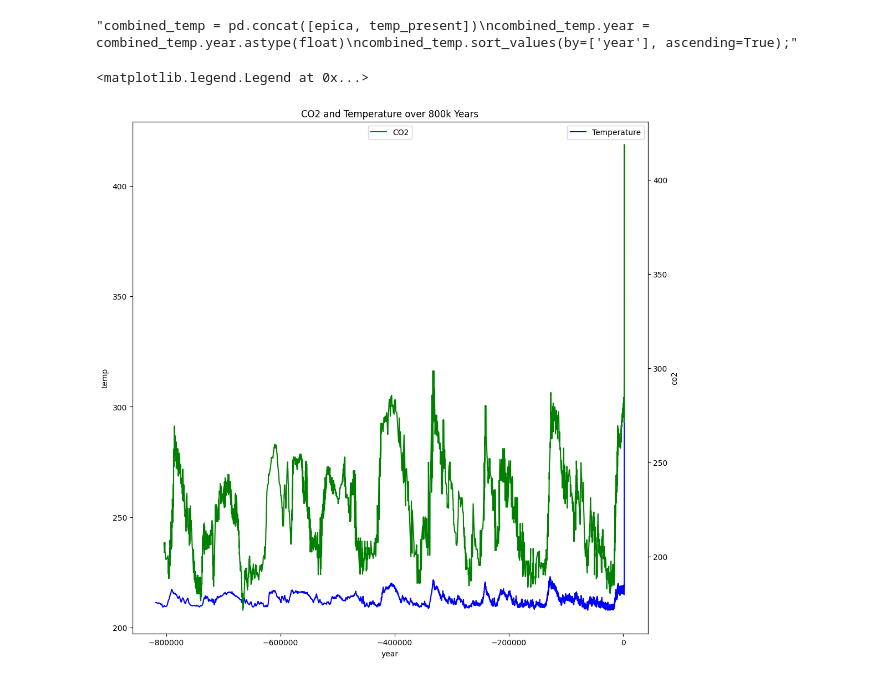
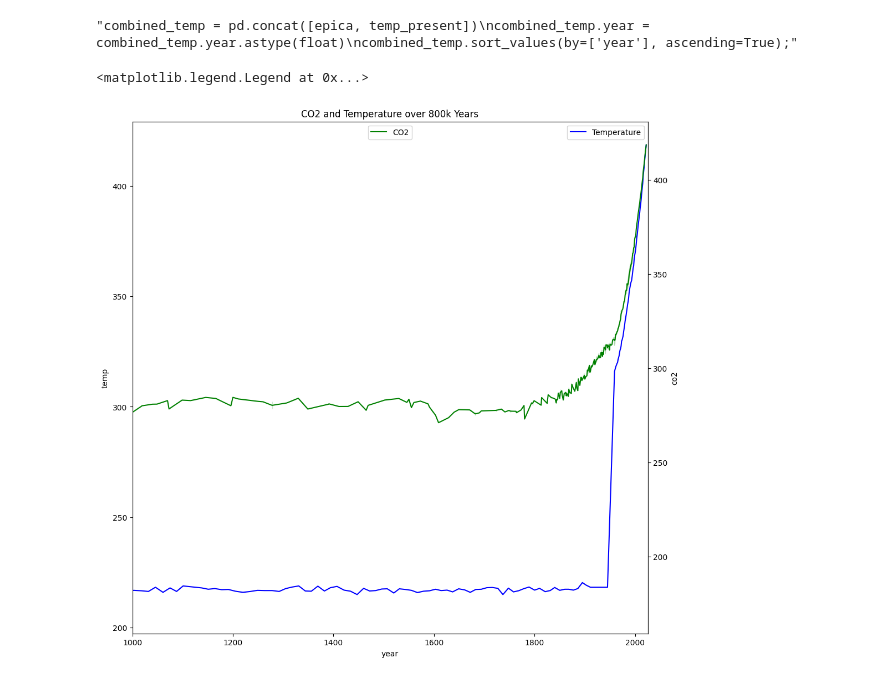
Before and after one commit to rachel-king4/PfDA_Assignment_2, a Jupyter notebook: pfda_assignment_2.ipynb, the cells around one changed output. Saved outputs shown, nothing was run; the diff lists cells and outputs as text; code cells hidden in the pictures.

```diff
--- a/pfda_assignment_2.ipynb
+++ b/pfda_assignment_2.ipynb
@@ -341,10 +372,12 @@ temp_CO2_present.to_csv('temp_CO2_present.csv', index=False)
 # %%
 fig, ax1 = plt.subplots(figsize=(12,12))
 ax2 = ax1.twinx()
 sns.lineplot(x="year", y="temp", data=temp_CO2_present, color="b", ax=ax1, label="Temperature")
 sns.lineplot(x="year", y="co2", data=temp_CO2_present, color="g", ax=ax2, label="CO2")
+ax1.set_xlim(1000, 2025)
+ax2.set_xlim(1000, 2025)
 plt.title("CO2 and Temperature over 800k Years")
 plt.legend(loc='upper center')
 # %% [output]
 <matplotlib.legend.Legend at 0x...>
-[figure, old version]
+[figure, new version]
```
Also changed, not shown: parts of 10 cells of this notebook, 8 other files.
